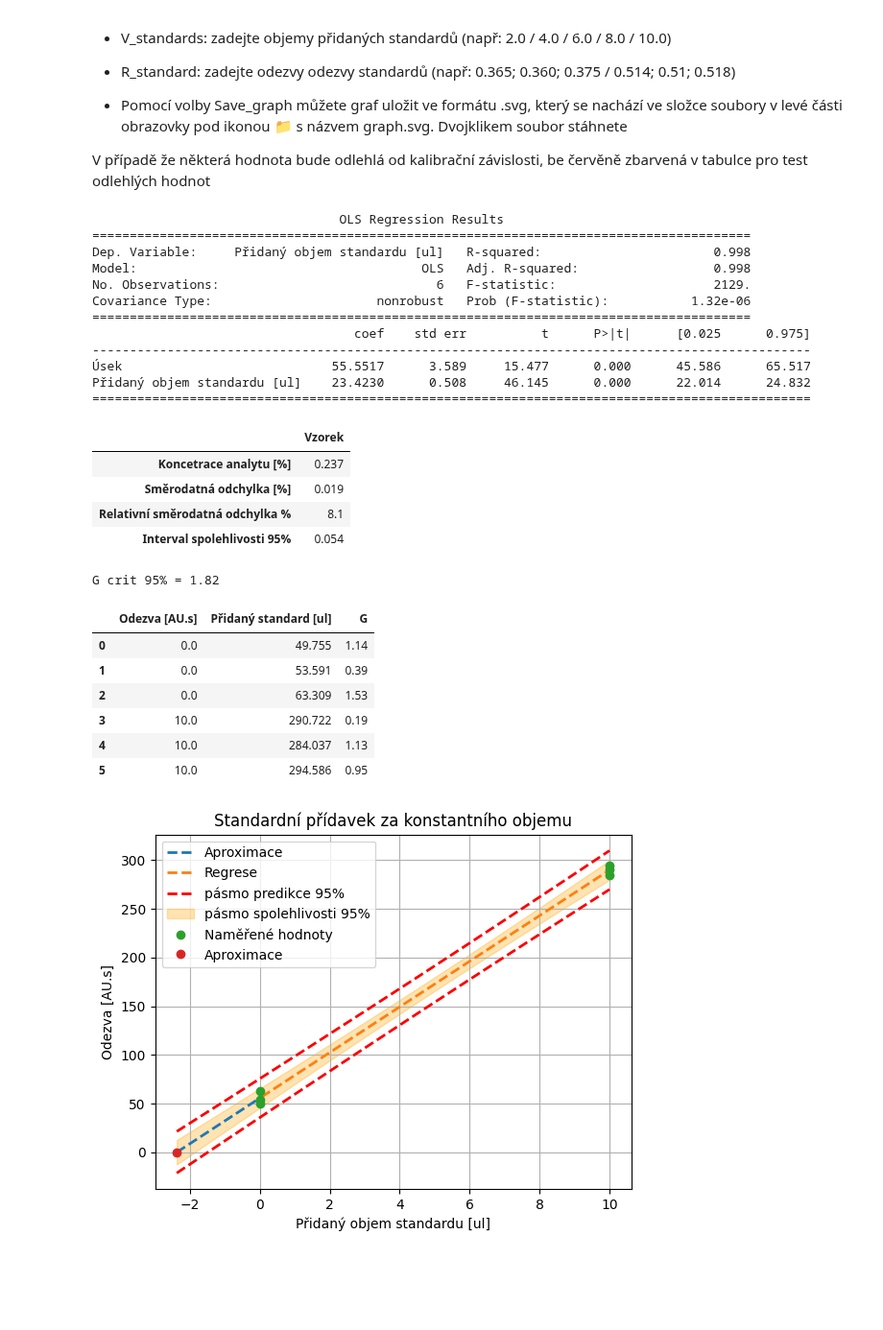
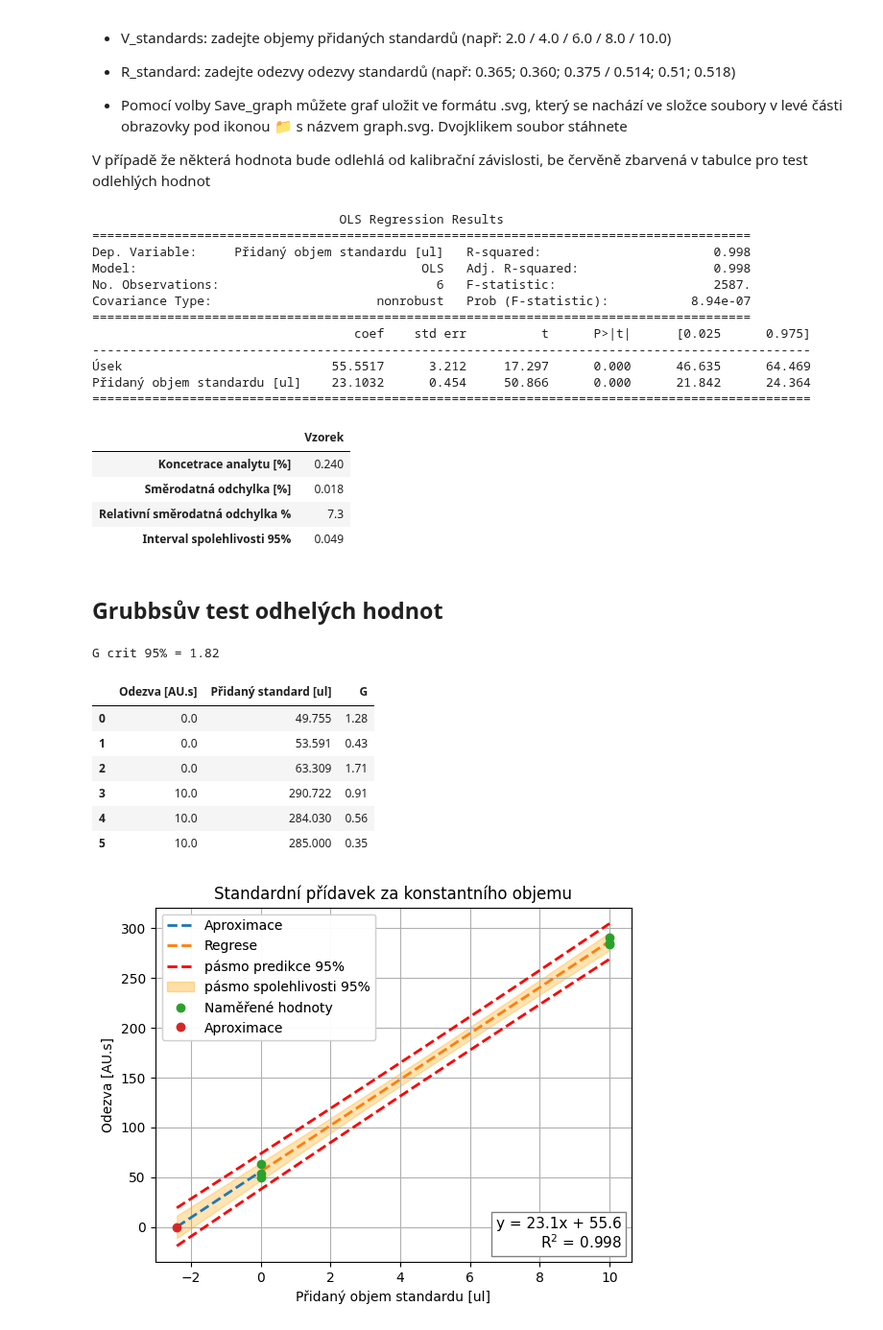
Before and after one commit to Xixaus/Nastroje, a Jupyter notebook: Standardni_pridavek_new.ipynb, the cells around one changed output. Shown at 96% size. Saved outputs shown, nothing was run; the diff lists cells and outputs as text; code cells hidden in the pictures; blank space fills up the shorter version.

```diff
--- a/Standardni_pridavek_new.ipynb
+++ b/Standardni_pridavek_new.ipynb
@@ -34,7 +34,7 @@ R_sample = "49,755; 53,591; 63,309" #@param {type:"string"}
 c_standard =  100#@param {type:"number"}
 c_unit = '%' #@param {type:"string"}
 V_standards = "10"#@param {type:"string"}
-R_standards = "290,722; 284,037;294,586"#@param {type:"string"}
+R_standards = "290,722; 284,03; 285"#@param {type:"string"}
 prediction_band = True #@param {type:"boolean"}
 outlier_test = True #@param {type:"boolean"}
 # %%
@@ -45,8 +45,9 @@ import pandas as pd
 import numpy as np
 import scipy.stats
 import statsmodels.api as sm
+from IPython.display import display, HTML
+
 import warnings
-
 warnings.simplefilter('ignore', sm.tools.sm_exceptions.ValueWarning)
 warnings.simplefilter('ignore', sm.tools.sm_exceptions.ConvergenceWarning)
 warnings.filterwarnings("ignore", category=RuntimeWarning)
@@ -108,15 +109,20 @@ def evaluation(model, df, sample,c_unit):
     Rel_std = final_sample_st_dev/final_sample * 100
 
     result = pd.DataFrame(index=[f'Koncetrace analytu [{c_unit}]', f'Směrodatná odchylka [{c_unit}]', "Relativní směrodatná odchylka %", "Interval spolehlivosti 95%"])
-    sig_num = str(float('%.2g' % final_sample_st_dev))[::-1].find('.')
+    sig_num = -(int(str('%.2e' % final_sample_st_dev)[-3:])-1)
 
-    result["Vzorek"] = [round(final_sample, sig_num), round(final_sample_st_dev, sig_num), round(Rel_std, 1), round(final_sample_con_int, sig_num)]
-    result.loc["Relativní směrodatná odchylka %"] = result.loc["Relativní směrodatná odchylka %"].apply(lambda x: format(x, '.1f'))
+    result["Vzorek"] = [final_sample, final_sample_st_dev, Rel_std, final_sample_con_int]
+    result.loc["Relativní směrodatná odchylka %"] = result.loc["Relativní směrodatná odchylka %"].apply(lambda x: f'{x:.1f}')
+
+    for index in result.index:
+      if index != "Relativní směrodatná odchylka %":
+          result.loc[index, "Vzorek"] = f'{result.loc[index, "Vzorek"]:.{sig_num}f}'
 
     return (result)
 
 def outlier_value(model):
   df = data_extract(V_standards, R_sample, R_standards)
+  #df.index = df.index + 1
   residuals = model.resid
   Sxy = np.sqrt(model.scale)
   df["G"] = abs(residuals) / Sxy * np.sqrt(model.nobs/model.df_resid)
@@ -190,52 +196,59 @@ mask_aproximation, mask_regresion = intervals["x"] < 0, intervals["x"] > 0
 display(result)
 
 if outlier_test == True:
+  display(HTML("<h2>Grubbsův test odhelých hodnot</h2>"))
   display(outlier_value(model))
 
 print()
 
 plt.title(graph_name)
 plt.plot(intervals.loc[mask_aproximation, "x"], intervals.loc[mask_aproximation, "y"], '--', lw=2, label="Aproximace")
 plt.plot(intervals.loc[mask_regresion, "x"], intervals.loc[mask_regresion, "y"], '--', lw=2, label="Regrese")
 
 if prediction_band == True:
     plt.plot(intervals["x"], intervals["under_ci"], 'r--', lw=2)
     plt.plot(intervals["x"], intervals["upp_ci"], 'r--', lw=2, label="pásmo predikce 95%")
     plt.fill_between(intervals["x"], intervals["under_pi"], intervals["upp_pi"] , color='orange', alpha=0.3, label="pásmo spolehlivosti 95%")
 
 plt.plot(df.iloc[:,0].values, df.iloc[:,1].values, 'o', label="Naměřené hodnoty")
 plt.plot(-sample, 0, 'o', label="Aproximace")
 
-plt.legend()
+first_legend = plt.legend(loc='upper left')
+plt.gca().add_artist(first_legend)
+props = dict(boxstyle='square', facecolor='white', edgecolor='grey')
+sign = '-' if model.params[0] < 0 else '+'
+plt.text(0.98, 0.03, f'y = {model.params[1]:.3g}x {sign} {abs(model.params[0]):.3g}\nR$^2$ = {model.rsquared.round(3)}',
+         transform=plt.gca().transAxes, fontsize=11, verticalalignment='bottom', horizontalalignment='right', bbox=props)
 plt.grid()
 plt.xlabel(x_name)
 plt.ylabel(f"Odezva [{R_unit}]")
 plt.savefig("graph.svg", bbox_inches="tight")
 plt.show()
 # %% [output]
                                  OLS Regression Results
 ========================================================================================
 Dep. Variable:     Přidaný objem standardu [ul]   R-squared:                       0.998
 Model:                                      OLS   Adj. R-squared:                  0.998
-No. Observations:                             6   F-statistic:                     2129.
-Covariance Type:                      nonrobust   Prob (F-statistic):           1.32e-06
+No. Observations:                             6   F-statistic:                     2587.
+Covariance Type:                      nonrobust   Prob (F-statistic):           8.94e-07
 ========================================================================================
                                    coef    std err          t      P>|t|      [0.025      0.975]
 ------------------------------------------------------------------------------------------------
-Úsek                            55.5517      3.589     15.477      0.000      45.586      65.517
-Přidaný objem standardu [ul]    23.4230      0.508     46.145      0.000      22.014      24.832
+Úsek                            55.5517      3.212     17.297      0.000      46.635      64.469
+Přidaný objem standardu [ul]    23.1032      0.454     50.866      0.000      21.842      24.364
 ================================================================================================
 |  | Vzorek |
-| Koncetrace analytu [%] | 0.237 |
-| Směrodatná odchylka [%] | 0.019 |
-| Relativní směrodatná odchylka % | 8.1 |
-| Interval spolehlivosti 95% | 0.054 |
+| Koncetrace analytu [%] | 0.240 |
+| Směrodatná odchylka [%] | 0.018 |
+| Relativní směrodatná odchylka % | 7.3 |
+| Interval spolehlivosti 95% | 0.049 |
+Grubbsův test odhelých hodnot
 G crit 95% = 1.82
 |  | Odezva [AU.s] | Přidaný standard [ul] | G |
-| 0 | 0.0 | 49.755 | 1.14 |
-| 1 | 0.0 | 53.591 | 0.39 |
-| 2 | 0.0 | 63.309 | 1.53 |
-| 3 | 10.0 | 290.722 | 0.19 |
-| 4 | 10.0 | 284.037 | 1.13 |
-| 5 | 10.0 | 294.586 | 0.95 |
+| 0 | 0.0 | 49.755 | 1.28 |
+| 1 | 0.0 | 53.591 | 0.43 |
+| 2 | 0.0 | 63.309 | 1.71 |
+| 3 | 10.0 | 290.722 | 0.91 |
+| 4 | 10.0 | 284.030 | 0.56 |
+| 5 | 10.0 | 285.000 | 0.35 |
-[figure, old version]
+[figure, new version]
```
